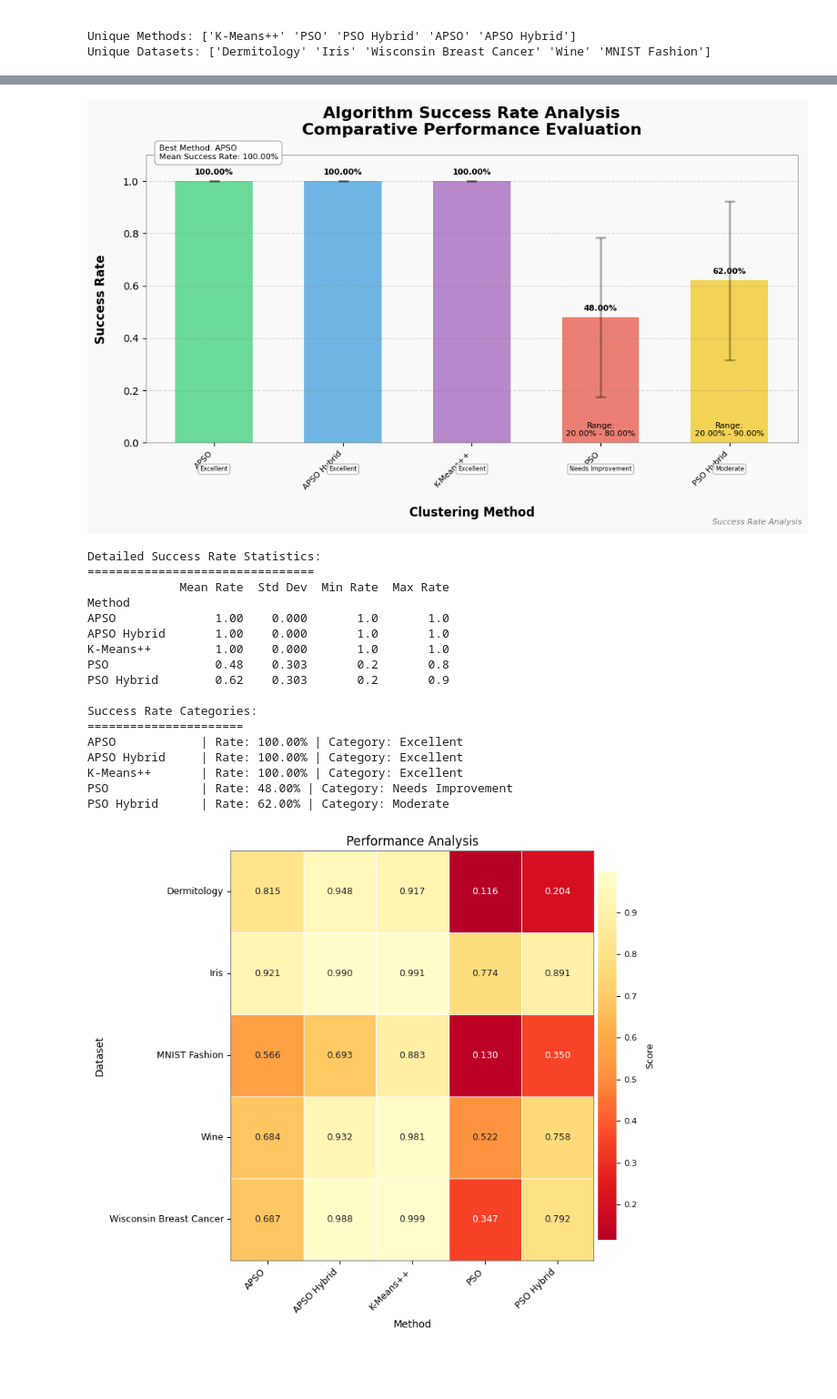
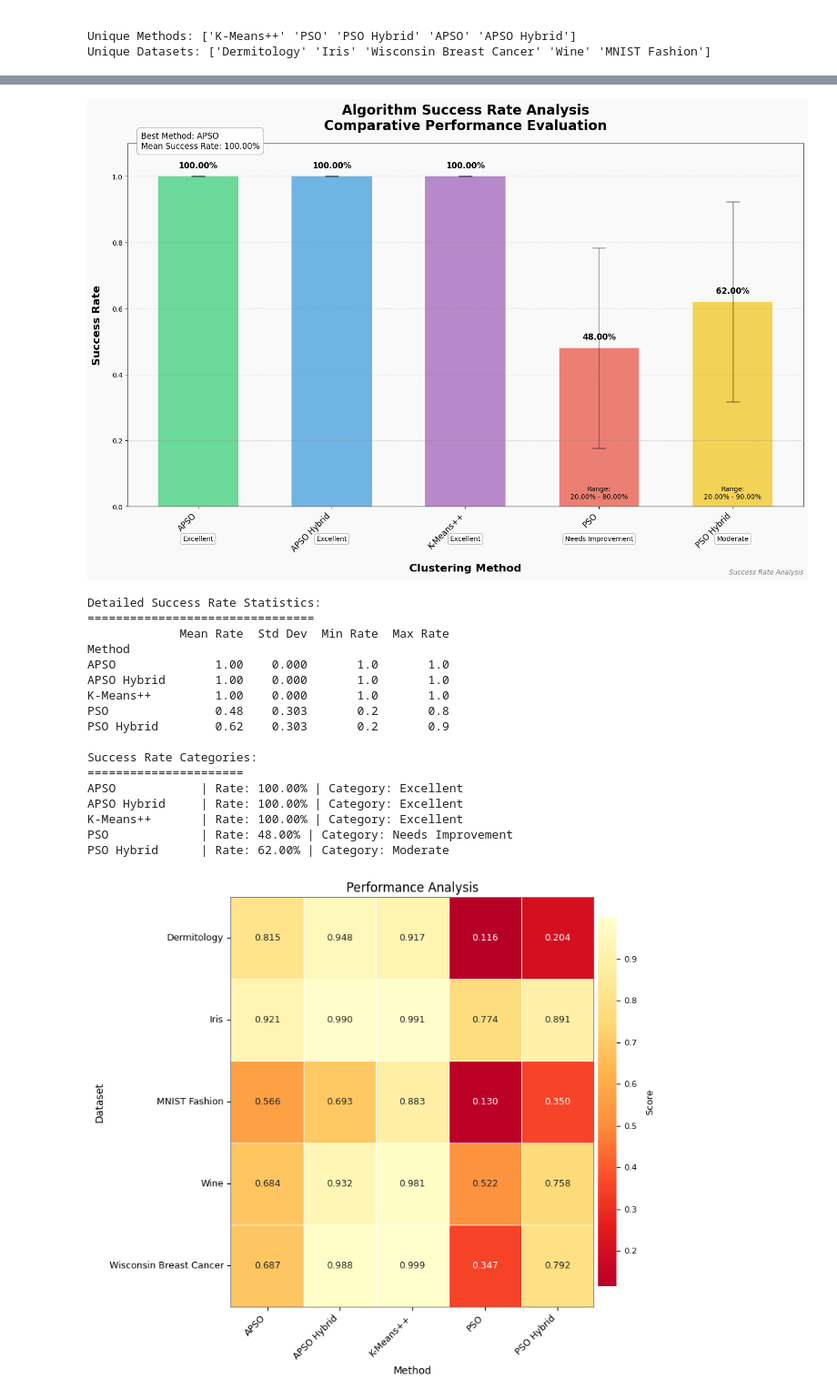
Before and after one commit to svdexe/DS_RP_Part-B_ClusteringAnalysis_using_HeuristicOptimizationTechniques, a Jupyter notebook: Clustering Algorithm Rank Analysis.ipynb, the cells around one changed output, grey strips where cells are left out. Shown at 91% size. Cells and saved outputs as stored; diff of their text form; code cells hidden in the pictures; blank space fills up the shorter version.

```diff
--- a/Clustering Algorithm Rank Analysis.ipynb
+++ b/Clustering Algorithm Rank Analysis.ipynb
@@ -257,7 +249,7 @@ success_stats = df.groupby('Method').agg({
 }).round(4)
 
 # Create figure with a higher resolution
-plt.figure(figsize=(10, 6), dpi=100)
+plt.figure(figsize=(15, 10), dpi=100)
 ax = plt.gca()
 
 # Set style elements
@@ -279,7 +271,7 @@ plt.errorbar(range(len(success_stats)),
             yerr=success_stats['Success_Rate']['std'],
             fmt='none',
             color='black',
-            capsize=5,
+            capsize=10,
             capthick=2,
             elinewidth=2,
             alpha=0.3)
@@ -289,18 +281,18 @@ plt.grid(axis='y', linestyle='--', alpha=0.3, color='gray')
 
 # Enhance plot appearance
 plt.title('Algorithm Success Rate Analysis\nComparative Performance Evaluation',
-         fontsize=16,
+         fontsize=20,
          pad=20,
          fontweight='bold')
-plt.xlabel('Clustering Method', fontsize=12, fontweight='bold', labelpad=15)
-plt.ylabel('Success Rate', fontsize=12, fontweight='bold', labelpad=15)
+plt.xlabel('Clustering Method', fontsize=16, fontweight='bold', labelpad=15)
+plt.ylabel('Success Rate', fontsize=16, fontweight='bold', labelpad=15)
 
 # Customize axis
 plt.xticks(range(len(success_stats)),
            success_stats.index,
            rotation=45,
            ha='right',
-           fontsize=8)
+           fontsize=12)
 plt.ylim(0, 1.1)  # Set y-axis limit to 110% for better visualization
 
 # Add value labels on top of bars
@@ -311,7 +303,7 @@ for idx, bar in enumerate(bars):
              f'{height:.2%}',
              ha='center',
              va='bottom',
-             fontsize=8,
+             fontsize=12,
              fontweight='bold')
 
 # Add min-max range labels
@@ -323,14 +315,14 @@ for idx, (_, row) in enumerate(success_stats.iterrows()):
                 f'Range:\n{min_val:.2%} - {max_val:.2%}',
                 ha='center',
                 va='bottom',
-                fontsize=8)
+                fontsize=10)
 
 # Add statistical information box
 stats_text = (f"Best Method: {success_stats['Success_Rate']['mean'].idxmax()}\n"
              f"Mean Success Rate: {success_stats['Success_Rate']['mean'].max():.2%}")
 plt.text(0.02, 0.98, stats_text,
          transform=ax.transAxes,
-         fontsize=8,
+         fontsize=12,
          verticalalignment='bottom',
          bbox=dict(facecolor='white',
                   edgecolor='darkgray',
@@ -351,7 +343,7 @@ for idx, rate in enumerate(success_stats['Success_Rate']['mean']):
              ha='center',
              va='top',
              transform=ax.get_xaxis_transform(),
-             fontsize=6,
+             fontsize=10,
              bbox=dict(facecolor='white',
                       edgecolor='darkgray',
                       alpha=0.8,
@@ -360,39 +352,39 @@ for idx, rate in enumerate(success_stats['Success_Rate']['mean']):
 # Customize spines
 for spine in ax.spines.values():
     spine.set_edgecolor('#666666')
-    spine.set_linewidth(0.5)
+    spine.set_linewidth(1.0)
 
 # Add a subtle footer
 plt.figtext(0.99, 0.01, 'Success Rate Analysis',
             ha='right',
             va='bottom',
-            fontsize=8,
+            fontsize=10,
             style='italic',
             alpha=0.5)
 
 # Adjust layout
 plt.subplots_adjust(bottom=0.2)
 
 # Show plot
 plt.tight_layout()
 plt.show()
 
 # Print detailed statistics
 print("\nDetailed Success Rate Statistics:")
 print("================================")
 stats_df = success_stats.round(4)
 stats_df.columns = ['Mean Rate', 'Std Dev', 'Min Rate', 'Max Rate']
 print(stats_df.to_string())
 
 # Print categorical analysis
 print("\nSuccess Rate Categories:")
 print("======================")
 for method in success_stats.index:
     rate = success_stats.loc[method, ('Success_Rate', 'mean')]
     category = get_success_category(rate)
     print(f"{method:15} | Rate: {rate:6.2%} | Category: {category}")
 # %% [output]
-[figure, old version]
+[figure, new version]
 Detailed Success Rate Statistics:
 ================================
              Mean Rate  Std Dev  Min Rate  Max Rate
```
Also changed, not shown: parts of 12 cells of this notebook, 9 other files.
